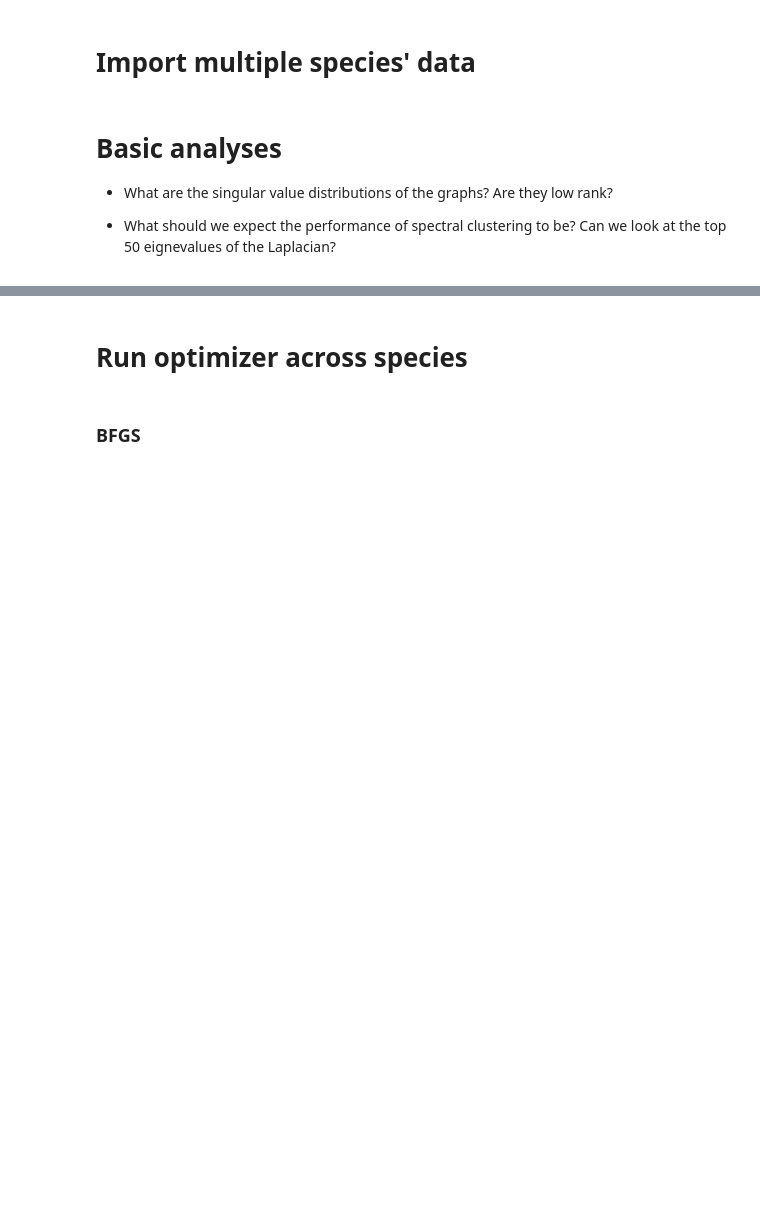
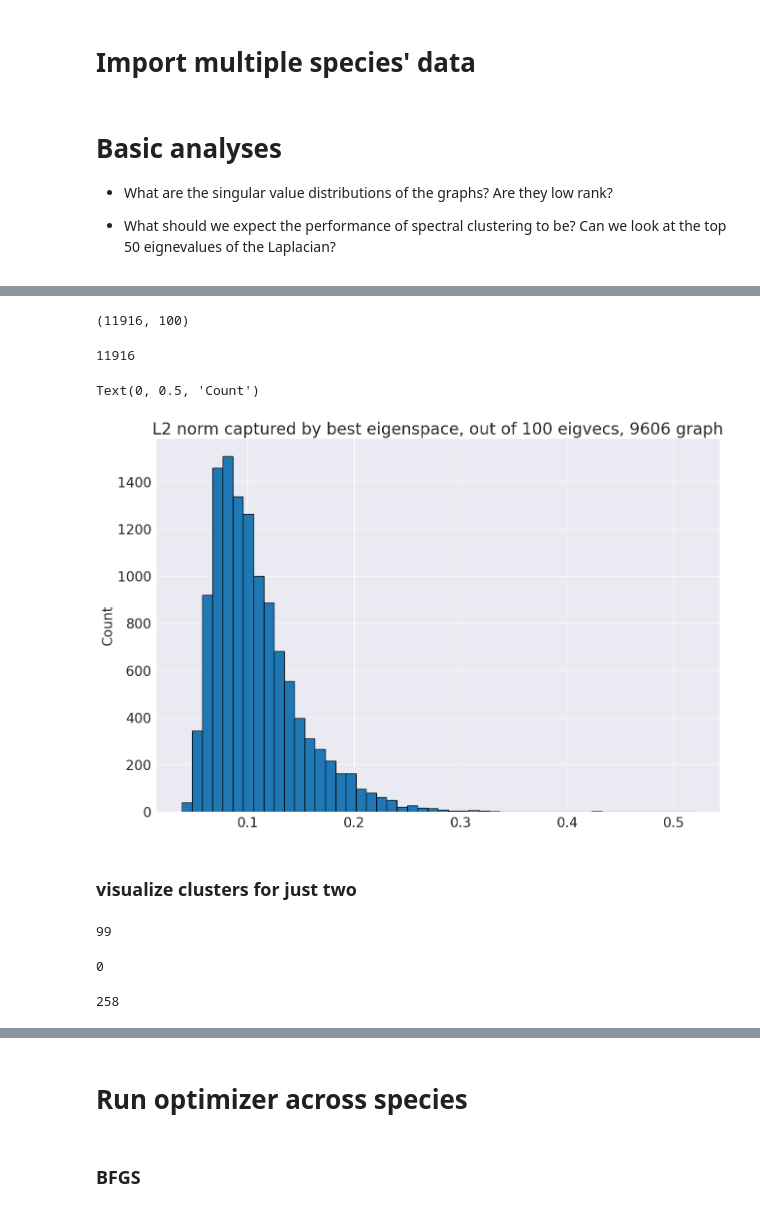
Before and after one commit to akhiljalan/cellag-misc, a Jupyter notebook: ppi-3-multiple-species.ipynb, the cells around one changed output, grey strips where cells are left out. Drawn from its saved outputs; the diff is of its cells as text; code cells hidden in the pictures; blank space fills up the shorter version.

```diff
--- a/ppi-3-multiple-species.ipynb
+++ b/ppi-3-multiple-species.ipynb
@@ -49,0 +90,2 @@ adj_mats_dict = {idx: load_ppi_mat(idx) for idx in species_ids_good}
+# %%
+d, V = fbpca.eigens(adj_mats_dict[9606], k = 100)
@@ -49,0 +112,24 @@ adj_mats_dict = {idx: load_ppi_mat(idx) for idx in species_ids_good}
+# %%
+V.shape
+# %% [output]
+(11916, 100)
+# %%
+norms_of_rows = V @ V.T
+# %%
+norms = np.diag(norms_of_rows)
+maxes = [np.max(np.abs(V[i, :]))**2 for i in range(V.shape[0])]
+# %%
+scores = np.divide(maxes, norms)
+# %%
+len(scores)
+# %% [output]
+11916
+# %%
+plt.hist(scores, bins=50, ec='k');
+plt.title('L2 norm captured by best eigenspace, out of 100 eigvecs, 9606 graph');
+plt.ylabel('Count')
+# %% [output]
+Text(0, 0.5, 'Count')
+[figure, added]
+# %% [markdown]
+### visualize clusters for just two
@@ -49,0 +138,12 @@ adj_mats_dict = {idx: load_ppi_mat(idx) for idx in species_ids_good}
+# %%
+max(max_indices)
+# %% [output]
+99
+# %%
+min(max_indices)
+# %% [output]
+0
+# %%
+len([x for x in max_indices if x < 3])
+# %% [output]
+258
```
Also changed, not shown: parts of 29 cells of this notebook, 4 other files.
